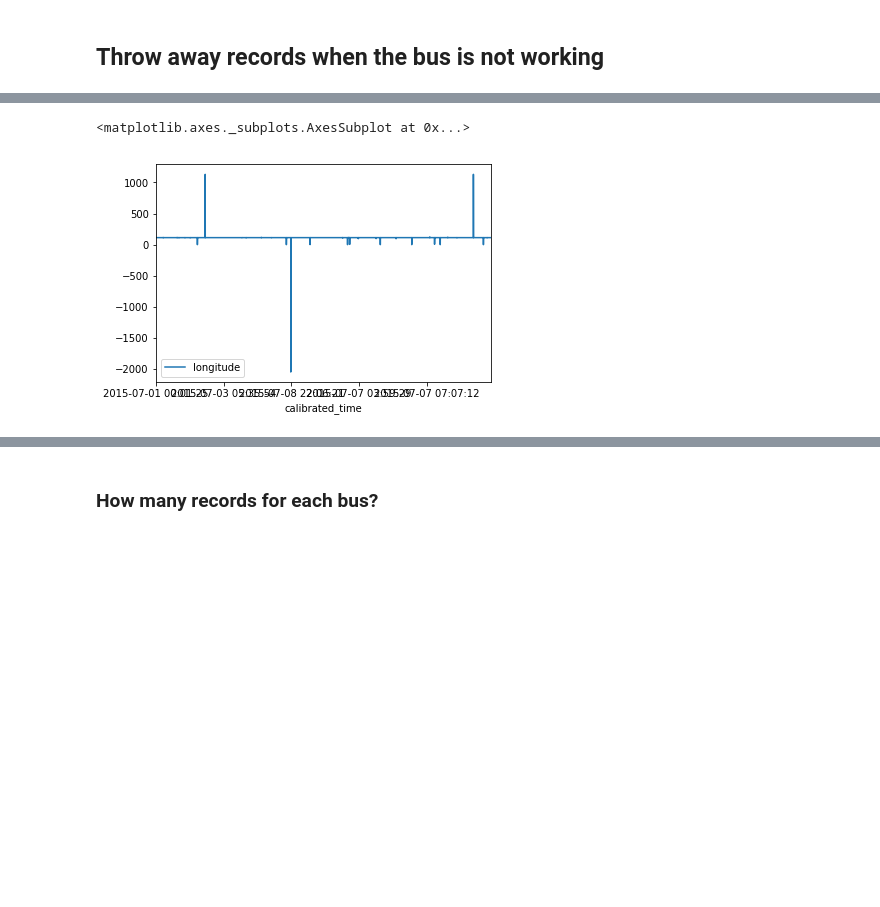
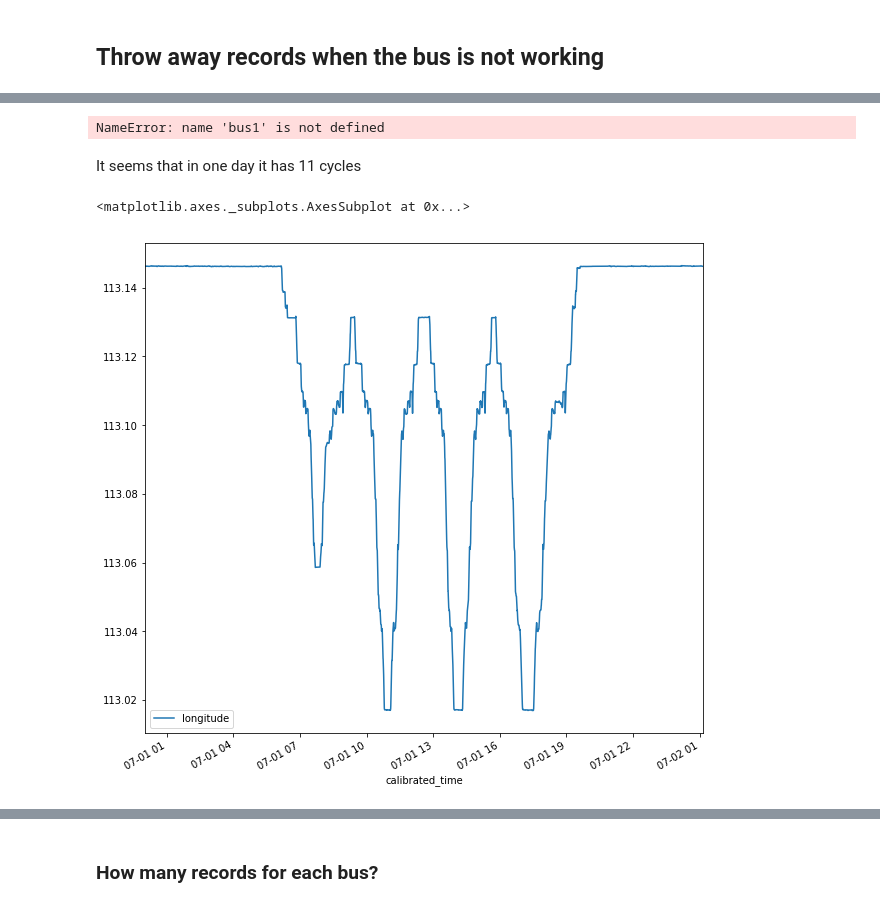
Before and after one commit to chenkf/SI699, a Jupyter notebook: EDA.ipynb, the cells around one changed output, grey strips where cells are left out. Cells and saved outputs as stored; diff of their text form; code cells hidden in the pictures; blank space fills up the shorter version.

```diff
--- a/EDA.ipynb
+++ b/EDA.ipynb
@@ -111,3 +121,5 @@ min      3.000000e-05
 75%      2.304831e+01
 max      1.646518e+03
 Name: latitude, dtype: float64
+# %%
+data = data[(data["longitude"] > 113) & (data["longitude"] < 114)]
@@ -114,2 +130,2 @@ Name: latitude, dtype: float64
 # %%
-data = data[data["latitude"].]
+data = data[(data["latitude"] > 22) & (data["latitude"] < 24)]
@@ -132,2 +171,8 @@ Name: longitude, dtype: float64
+# %%
+# with open('data.pickle', 'wb'i) as handle:
+#     pickle.dump(data, handle, protocol=pickle.HIGHEST_PROTOCOL)
+
+with open('data.pickle', 'rb') as handle:
+    data = pickle.load(handle)
 # %% [markdown]
 ## Throw away records when the bus is not working
@@ -154,0 +179,2 @@ data.tail(200)
+# %%
+bus1 = data[data['licence_plate_number']=="粤E19212"]
@@ -155,5 +192,11 @@ data.tail(200)
+# %%
+bus1[1:24*60*60].plot(x="calibrated_time",y="longitude")
+# %% [output]
+NameError: name 'bus1' is not defined
+# %% [markdown]
+It seems that in one day it has 11 cycles
 # %%
-data.plot(x="calibrated_time",y="longitude")
+bus1[1:8000].plot(x="calibrated_time",y="longitude")
 # %% [output]
 <matplotlib.axes._subplots.AxesSubplot at 0x...>
-[figure, old version]
+[figure, new version]
```
Also changed, not shown: parts of 27 cells of this notebook, 3 other files.
